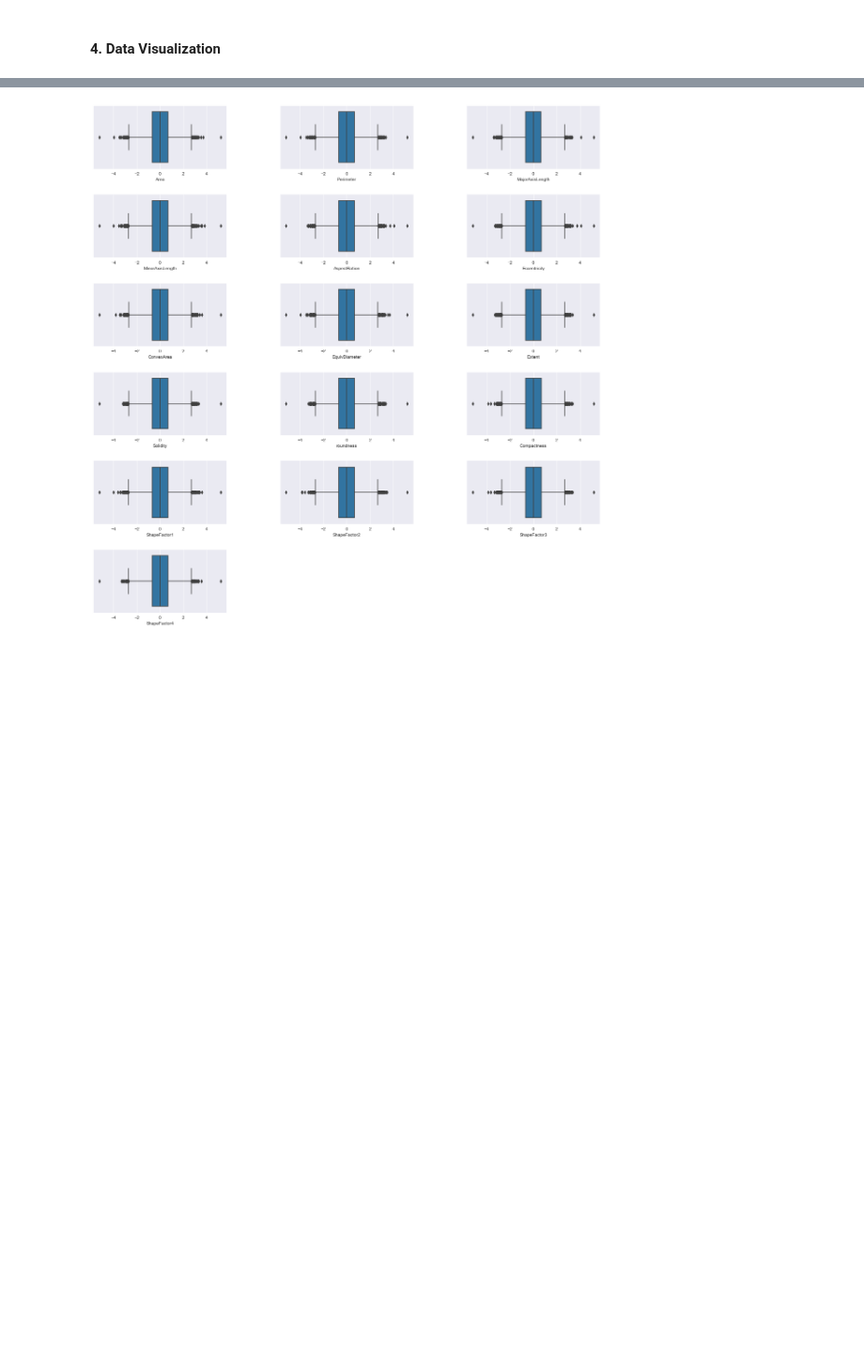
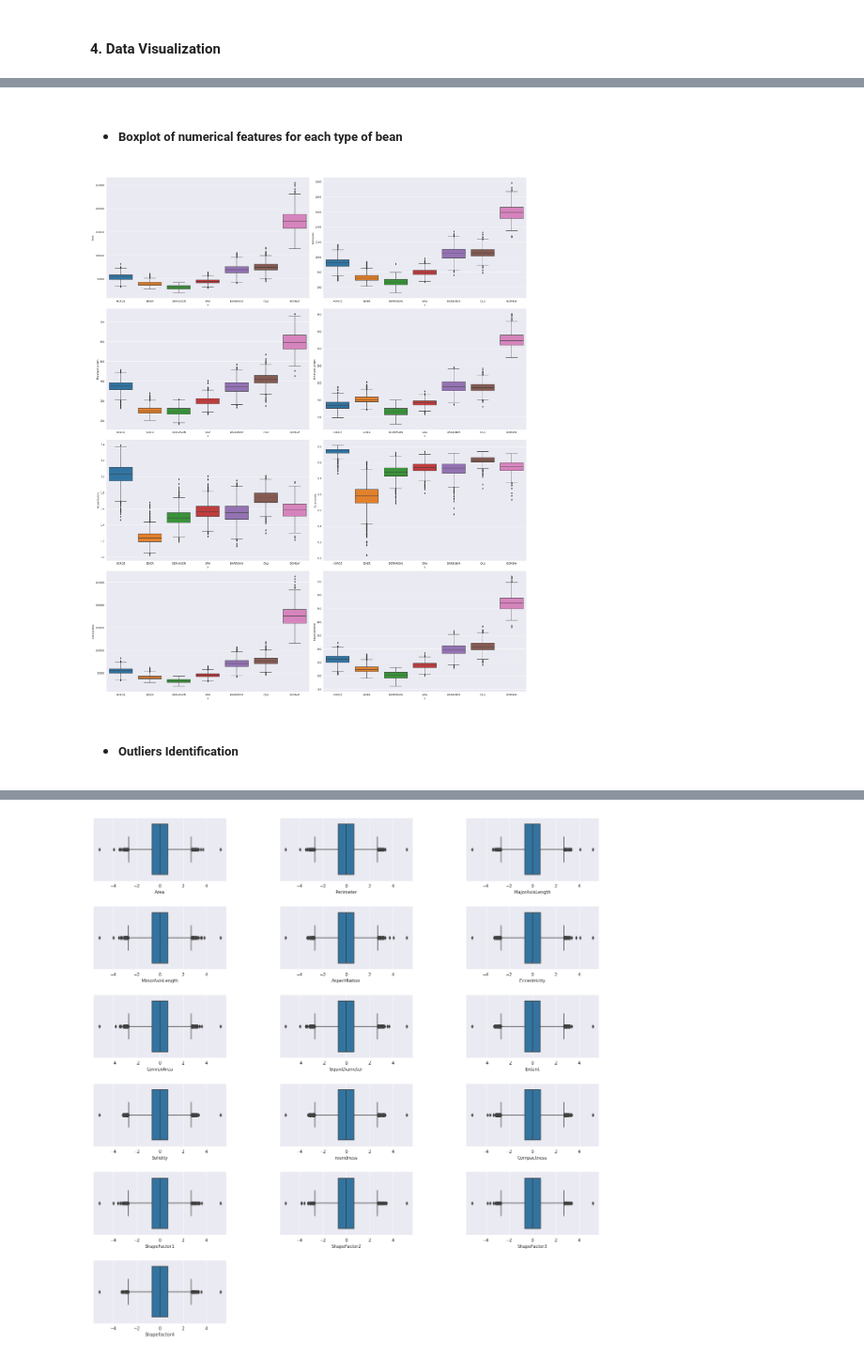
Before and after one commit to lauren-safwat/Dry-Beans-Classification, a Jupyter notebook: Dry_Beans_Classification.ipynb, the cells around one changed output, grey strips where cells are left out. Shown at 94% size. Saved outputs shown, nothing was run; the diff lists cells and outputs as text; code cells hidden in the pictures; blank space fills up the shorter version.

```diff
--- a/Dry_Beans_Classification.ipynb
+++ b/Dry_Beans_Classification.ipynb
@@ -115,0 +136,12 @@ X = data.drop('y', axis=1)
+# %% [markdown]
+* ##### Boxplot of numerical features for each type of bean
+# %%
+fig, ax = plt.subplots(4, 2, figsize=(25, 30))
+
+for variable, subplot in zip(X.columns, ax.flatten()):
+    sns.boxplot(x=y['y'], y=X[variable], ax=subplot)
+plt.tight_layout()
+# %% [output]
+[figure, added]
+# %% [markdown]
+* ##### Outliers Identification
```
Also changed, not shown: parts of 51 cells of this notebook.
